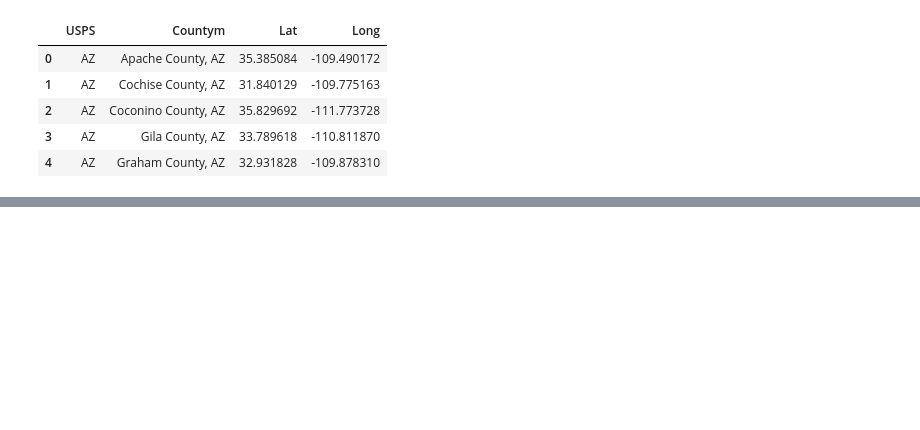
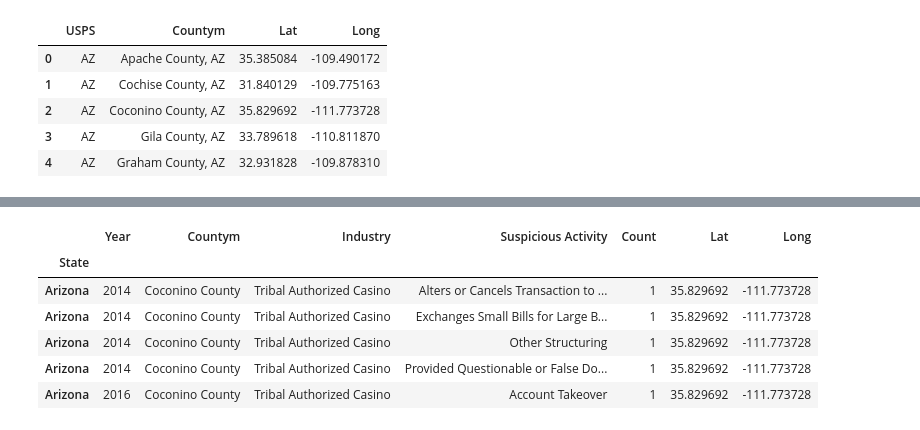
Before and after one commit to kellertw/project_II, a Jupyter notebook: Susp_activity.ipynb, the cells around one changed output, grey strips where cells are left out. Saved outputs shown, nothing was run; the diff lists cells and outputs as text; code cells hidden in the pictures; blank space fills up the shorter version.

```diff
--- a/Susp_activity.ipynb
+++ b/Susp_activity.ipynb
@@ -202,0 +172,13 @@ engine.execute("SELECT * FROM topActivityState").fetchall()
+# %%
+casino_crime = pd.merge(sarstats, sw_county, on = 'Countym', how = 'inner' )
+casino_crime['Countym'] = casino_crime['Countym'].str.split('\,+').str[0]
+casino_crime.set_index('State', inplace = True)
+casino_crime.head()
+# %% [output]
+|  | Year | Countym | Industry | Suspicious Activity | Count | Lat | Long |
+| State |  |  |  |  |  |  |  |
+| Arizona | 2014 | Coconino County | Tribal Authorized Casino | Alters or Cancels Transaction to ... | 1 | 35.829692 | -111.773728 |
+| Arizona | 2014 | Coconino County | Tribal Authorized Casino | Exchanges Small Bills for Large B... | 1 | 35.829692 | -111.773728 |
+| Arizona | 2014 | Coconino County | Tribal Authorized Casino | Other Structuring | 1 | 35.829692 | -111.773728 |
+| Arizona | 2014 | Coconino County | Tribal Authorized Casino | Provided Questionable or False Do... | 1 | 35.829692 | -111.773728 |
+| Arizona | 2016 | Coconino County | Tribal Authorized Casino | Account Takeover | 1 | 35.829692 | -111.773728 |
```
Also changed, not shown: parts of 17 cells of this notebook, 1 other file.
